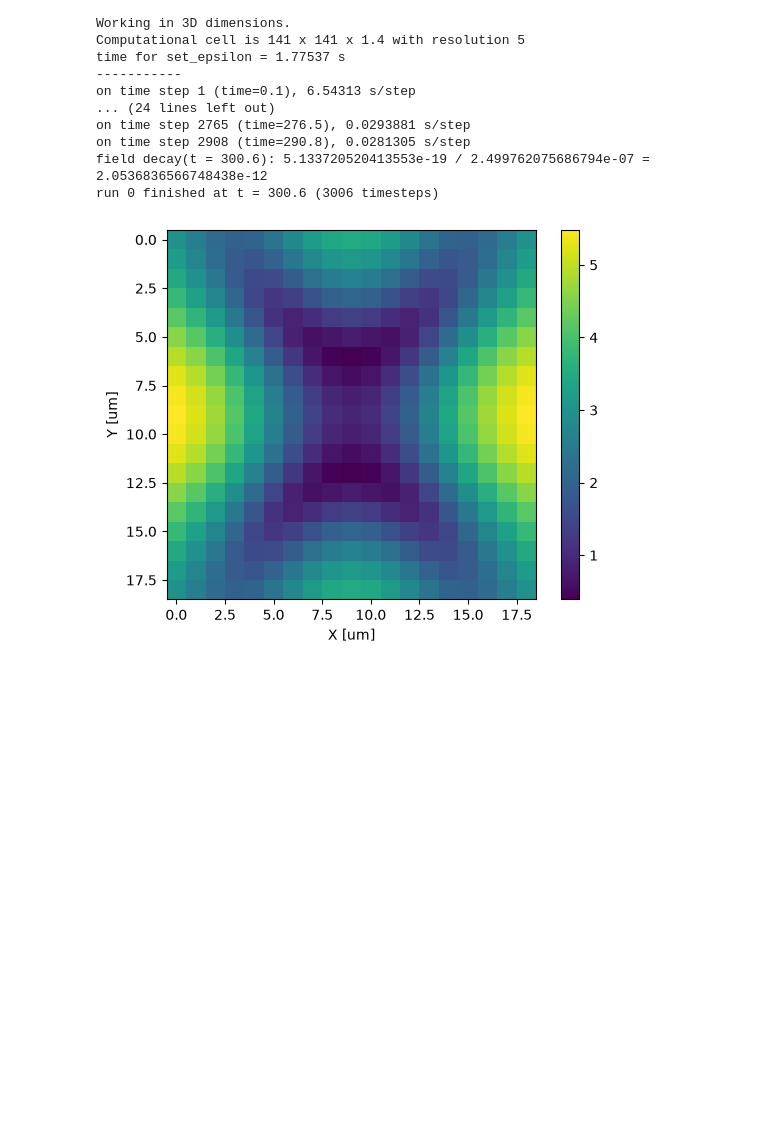
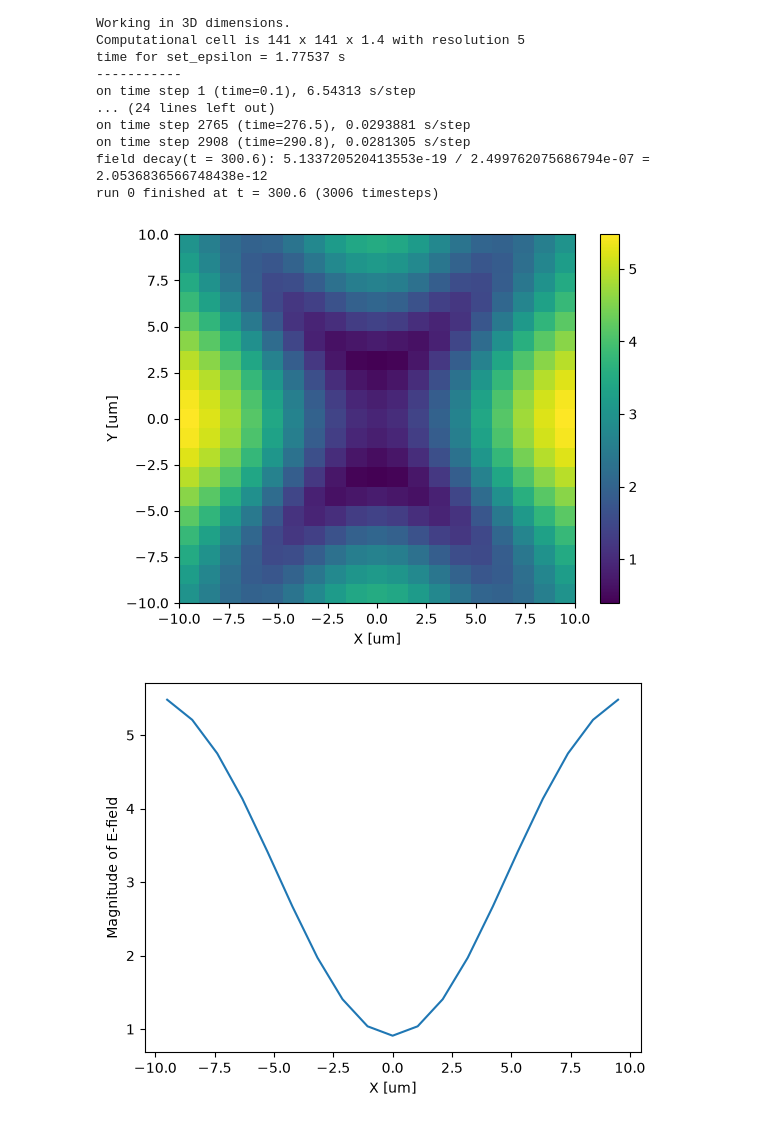
Before and after one commit to edoverg/modeconverter, a Jupyter notebook: metasurface/full_meta_meep.ipynb, the cells around one changed output. Drawn from its saved outputs; the diff is of its cells as text; code cells hidden in the pictures; blank space fills up the shorter version.

```diff
--- a/metasurface/full_meta_meep.ipynb
+++ b/metasurface/full_meta_meep.ipynb
@@ -232,14 +232,14 @@ sim = mp.Simulation(
 # %%
 #far field points for projection monitor
 ff_resolution = 1
-ff_plane_size = 30 #[um]
+ff_plane_size = 19 #[um]
 
 xs_far = np.linspace(-ff_plane_size/2, ff_plane_size/2, ff_resolution * ff_plane_size)
 ys_far = np.linspace(-ff_plane_size/2, ff_plane_size/2, ff_resolution * ff_plane_size)
 
 X_far, Y_far = np.meshgrid(xs_far, ys_far)
 
-projection_distance = h + d1 - lda0 / 2
+projection_distance = d1 - np.abs(source_position.z)
 
 near_region_monitor = mp.Near2FarRegion(
     center=mp.Vector3(0, 0, 0),
@@ -295,10 +295,18 @@ ff_Ex = ff_data['Ex']
 # %%
 fig, ax = plt.subplots()
 im = ax.pcolormesh(X_far, Y_far, np.abs(ff_Ex), cmap='viridis', shading='auto')
 ax.set_xlabel('X [um]')
 ax.set_ylabel('Y [um]')
 fig.colorbar(im, ax=ax)
 fig.show()
 fig.savefig("magnitude_field_before_MS2.pdf")
+
+#make a line plot that is a slice along the y=0 axis
+fig, az = plt.subplots()
+im = az.plot(xs_far, np.abs(ff_Ex[ff_resolution * ff_plane_size//2, :]))
+az.set_xlabel('X [um]')
+az.set_ylabel('Magnitude of E-field')
+fig.show()
 # %% [output]
-[figure, old version]
+[figure, new version]
+[figure, added]
```
Also changed, not shown: 4 other files.
